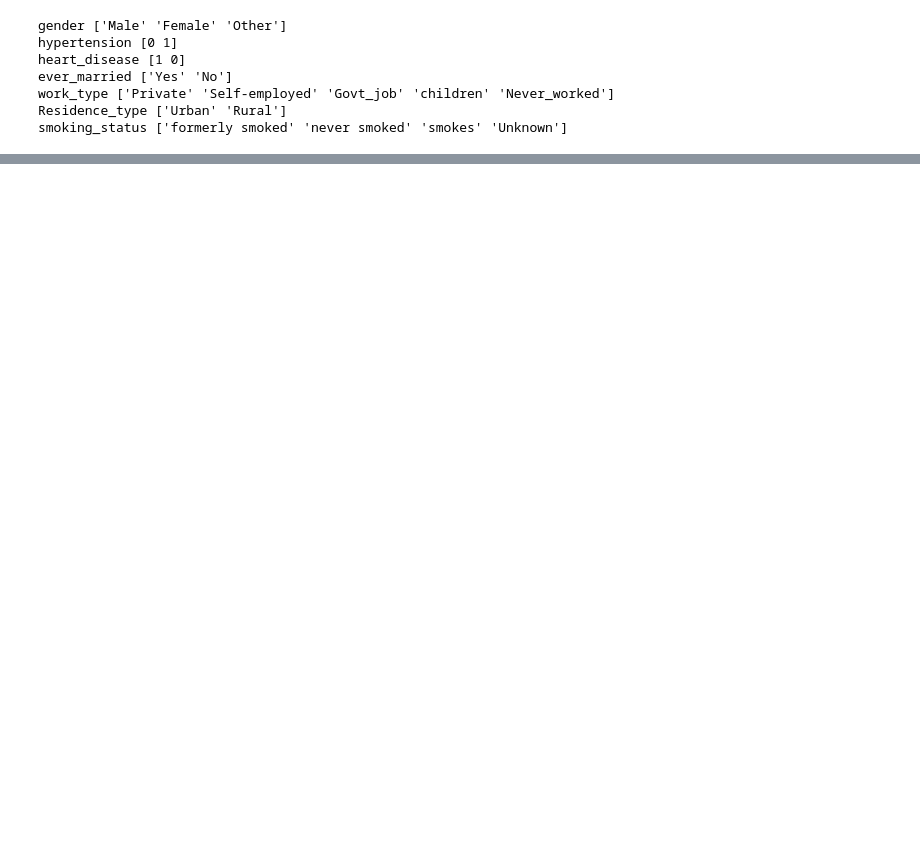
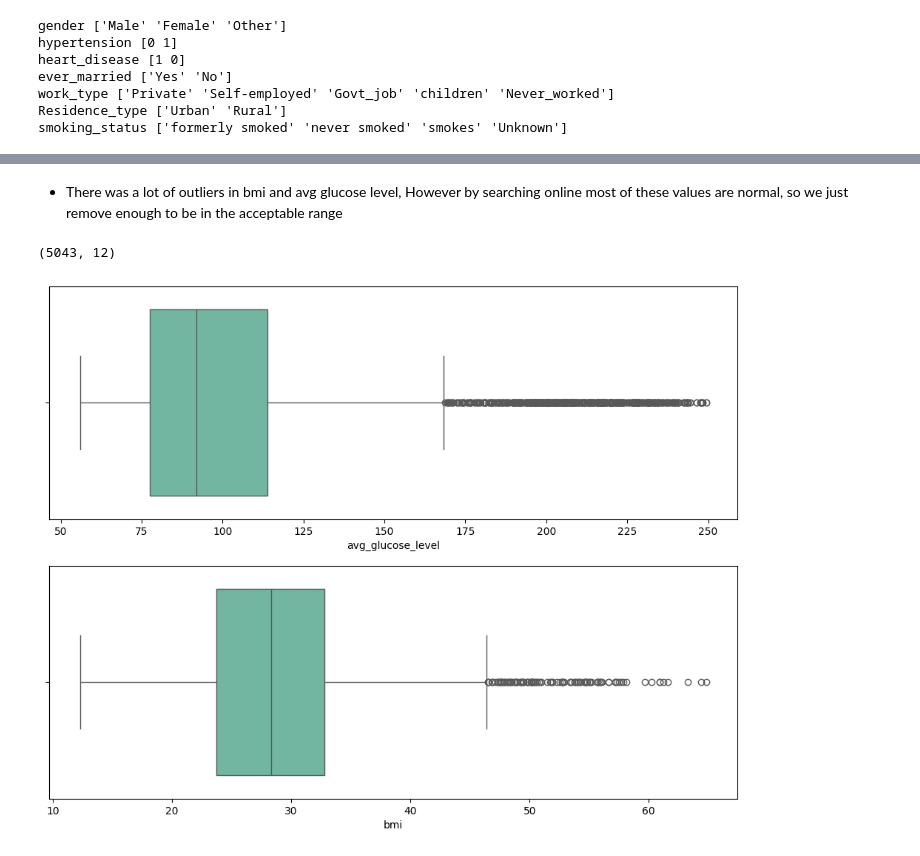
Before and after one commit to JARVIS843/Stroke_Prediction_ML_Project, a Jupyter notebook: ML_project.ipynb, the cells around one changed output, grey strips where cells are left out. Drawn from its saved outputs; the diff is of its cells as text; code cells hidden in the pictures; blank space fills up the shorter version.

```diff
--- a/ML_project.ipynb
+++ b/ML_project.ipynb
@@ -217,0 +192,22 @@ with open("Models/random_forest_model.pkl", 'wb') as f:
+# %% [markdown]
+* There was a lot of outliers in bmi and avg glucose level, However by searching online most of these values are normal, so we just remove enough to be in the acceptable range
+# %%
+df = df[(df["bmi"]<66) & (df["bmi"]>12)]
+# %%
+df = df[(df["avg_glucose_level"]>56) & (df["avg_glucose_level"]<250)]
+# %%
+# There is only one row with other gender might as well remove it
+df=df.drop(df[df["gender"]=="Other"].index)
+# %%
+df.shape
+# %% [output]
+(5043, 12)
+# %%
+plt.figure(figsize=(12,9))
+for i,col in enumerate(df.select_dtypes(float).columns[1:]):
+    plt.subplot(2,1,i+1)
+    sns.boxplot(data=df,x=col,palette =sns.color_palette("Set2"))
+
+# There is still outliers however removing these will be considered loss of information since these are true outliers
+# %% [output]
+[figure, added]
```
Also changed, not shown: parts of 89 cells of this notebook.
